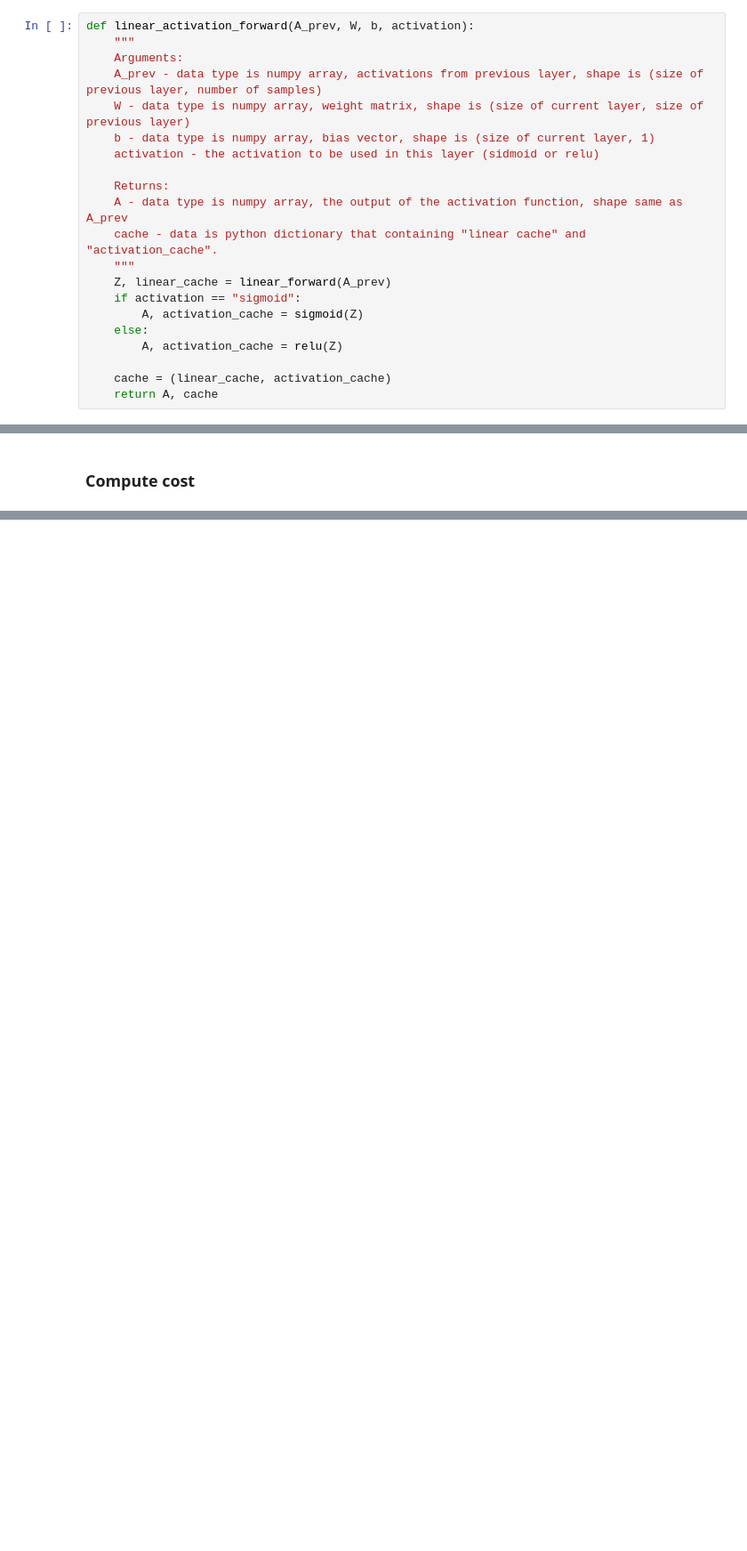
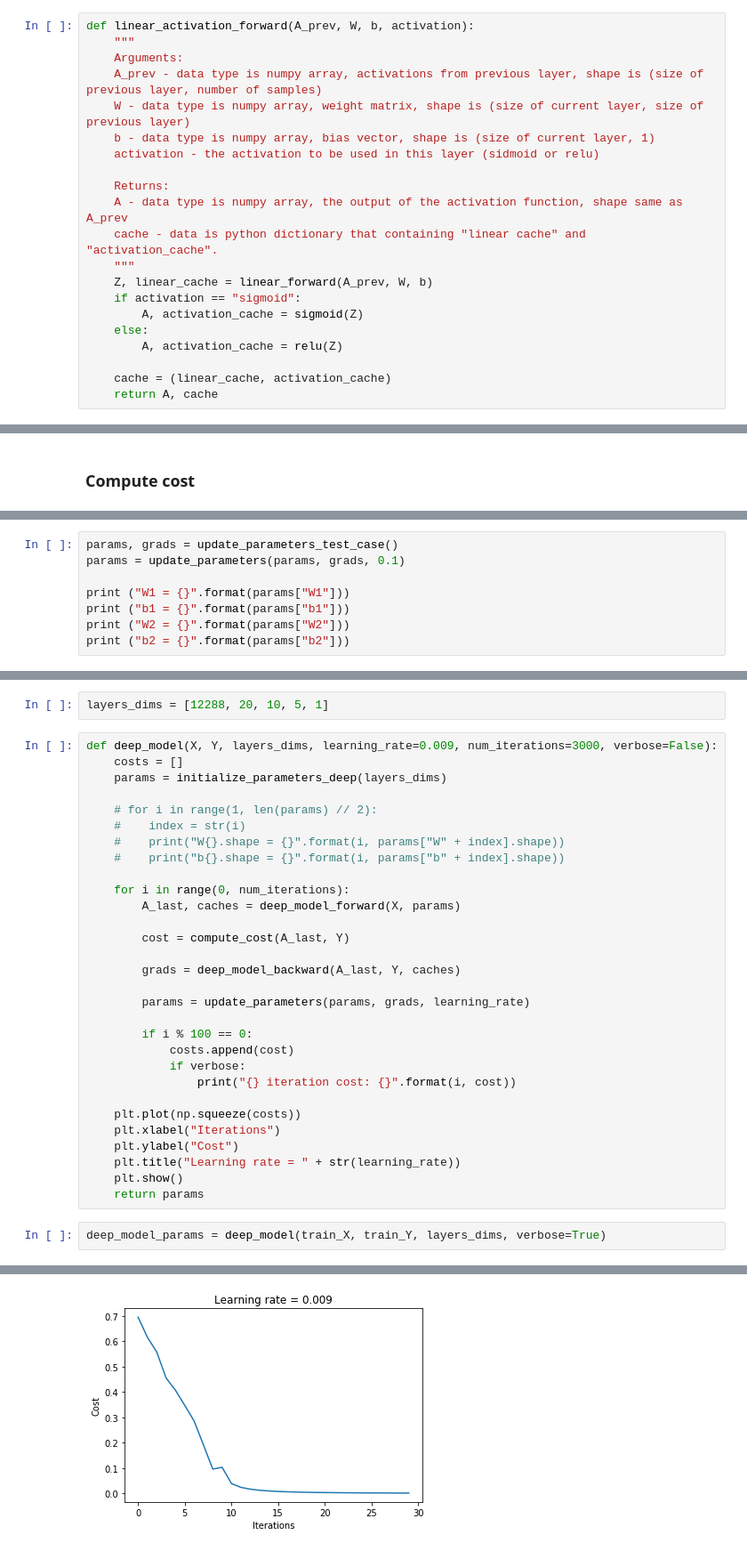
Before and after one commit to elirex/ml-practices, a Jupyter notebook: neural_netowrks_and_deep_learning/simple_deep_neural_network.ipynb, the cells around one changed output, grey strips where cells are left out. Shown at 89% size. Cells and saved outputs as stored; diff of their text form; blank space fills up the shorter version.

Commit message:
Finish simple deep neural networks

```diff
--- a/neural_netowrks_and_deep_learning/simple_deep_neural_network.ipynb
+++ b/neural_netowrks_and_deep_learning/simple_deep_neural_network.ipynb
@@ -60,7 +138,7 @@ def linear_activation_forward(A_prev, W, b, activation):
     A - data type is numpy array, the output of the activation function, shape same as A_prev
     cache - data is python dictionary that containing "linear cache" and "activation_cache".
     """
-    Z, linear_cache = linear_forward(A_prev)
+    Z, linear_cache = linear_forward(A_prev, W, b)
     if activation == "sigmoid":
         A, activation_cache = sigmoid(Z)
     else:
@@ -111,0 +370,8 @@ def compute_cost(A, Y):
+# %%
+params, grads = update_parameters_test_case()
+params = update_parameters(params, grads, 0.1)
+
+print ("W1 = {}".format(params["W1"]))
+print ("b1 = {}".format(params["b1"]))
+print ("W2 = {}".format(params["W2"]))
+print ("b2 = {}".format(params["b2"]))
@@ -111,0 +414,35 @@ def compute_cost(A, Y):
+# %%
+layers_dims = [12288, 20, 10, 5, 1]
+# %%
+def deep_model(X, Y, layers_dims, learning_rate=0.009, num_iterations=3000, verbose=False):
+    costs = []
+    params = initialize_parameters_deep(layers_dims)
+
+    # for i in range(1, len(params) // 2):
+    #    index = str(i)
+    #    print("W{}.shape = {}".format(i, params["W" + index].shape))
+    #    print("b{}.shape = {}".format(i, params["b" + index].shape))
+
+    for i in range(0, num_iterations):
+        A_last, caches = deep_model_forward(X, params)
+
+        cost = compute_cost(A_last, Y)
+
+        grads = deep_model_backward(A_last, Y, caches)
+
+        params = update_parameters(params, grads, learning_rate)
+
+        if i % 100 == 0:
+            costs.append(cost)
+            if verbose:
+                print("{} iteration cost: {}".format(i, cost))
+
+    plt.plot(np.squeeze(costs))
+    plt.xlabel("Iterations")
+    plt.ylabel("Cost")
+    plt.title("Learning rate = " + str(learning_rate))
+    plt.show()
+    return params
+# %%
+deep_model_params = deep_model(train_X, train_Y, layers_dims, verbose=True)
+# %% [output]
@@ -111,0 +466 @@ def compute_cost(A, Y):
+[figure, added]
```
Also changed, not shown: parts of 34 cells of this notebook, 2 other files.
